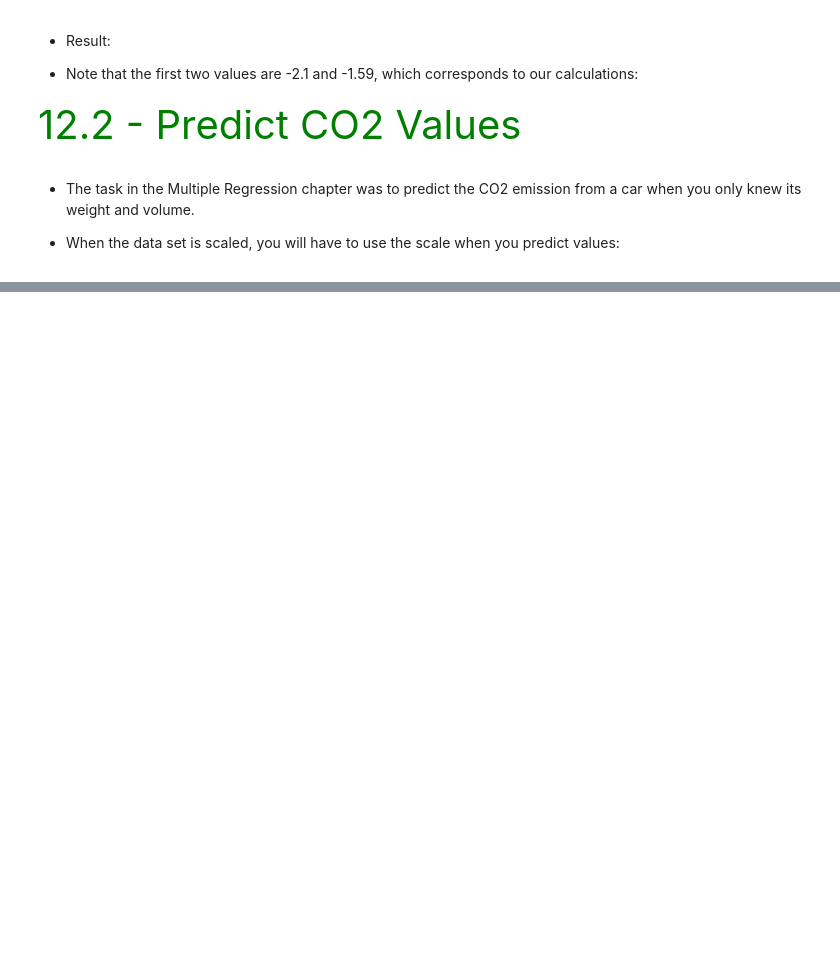
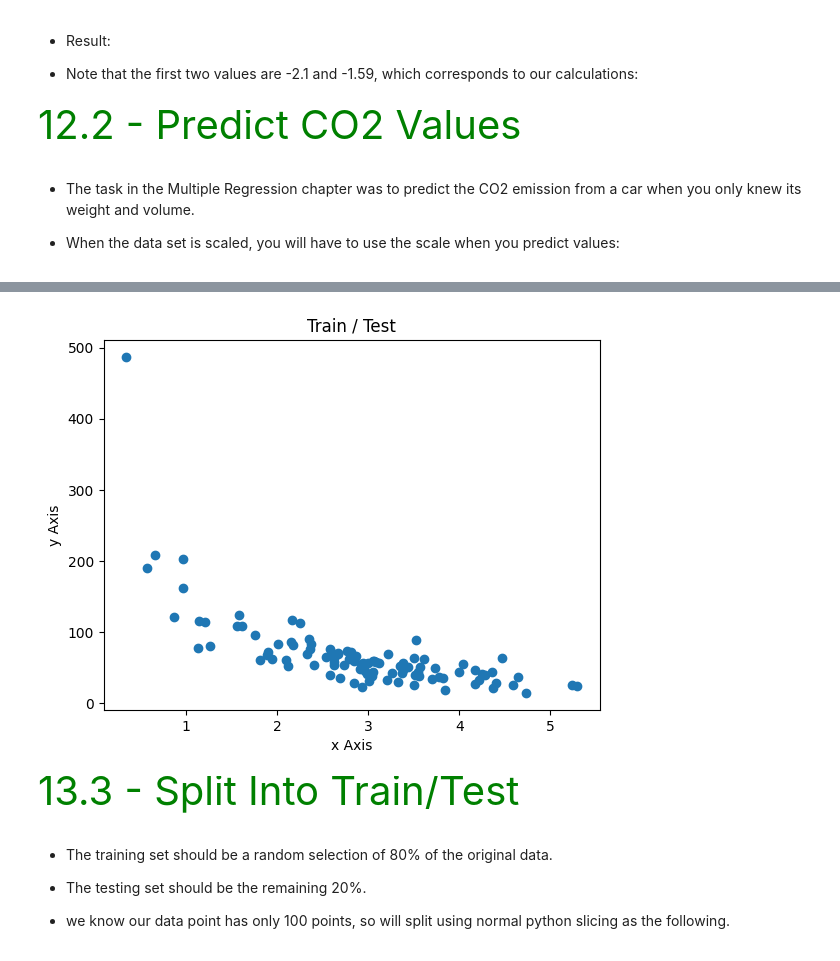
Before and after one commit to SouLayman2022/W3_machine_learning, a Jupyter notebook: Machine _learning_algorithmes.ipynb, the cells around one changed output, grey strips where cells are left out. Cells and saved outputs as stored; diff of their text form; code cells hidden in the pictures; blank space fills up the shorter version.

Commit message:
added tarin / test

```diff
--- a/Machine _learning_algorithmes.ipynb
+++ b/Machine _learning_algorithmes.ipynb
@@ -738,0 +637,20 @@ print(predictedCO2)
+# %%
+np.random.seed(2)
+
+x = np.random.normal(3, 1, 100)
+y = np.random.normal(150, 40, 100) / x
+
+plt.scatter(x, y)
+plt.xlabel("x Axis")
+plt.ylabel("y Axis")
+plt.title("Train / Test")
+plt.show()
+# %% [output]
+[figure, added]
+# %% [markdown]
+<span style='color:green; font-size:40px'>13.3 - Split Into Train/Test </span>
+# %% [markdown]
+- The training set should be a random selection of 80% of the original data.
+
+- The testing set should be the remaining 20%.
+- we know our data point has only 100 points, so will split using normal python slicing as the following.
```
Also changed, not shown: parts of 63 cells of this notebook, 1 other file.
